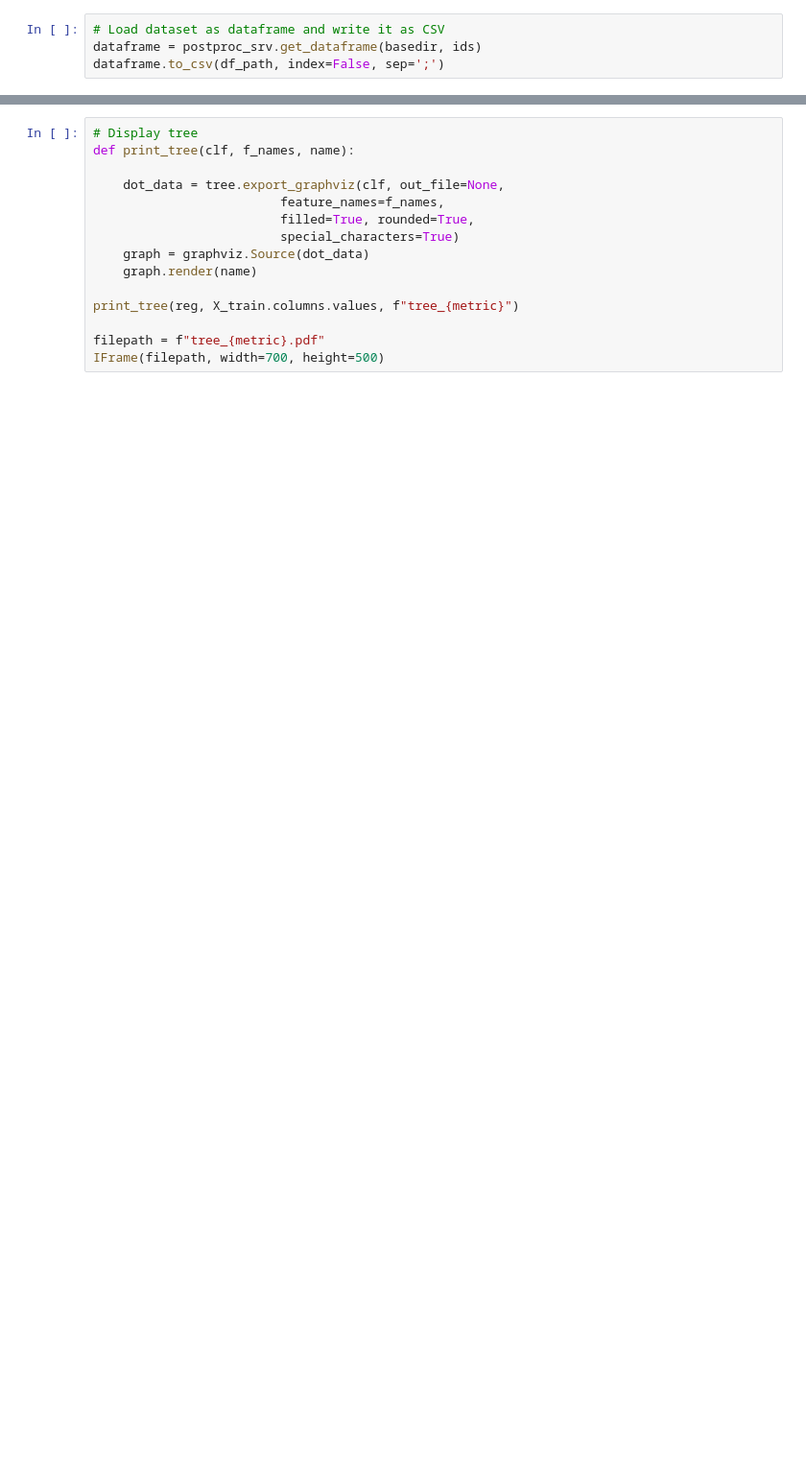
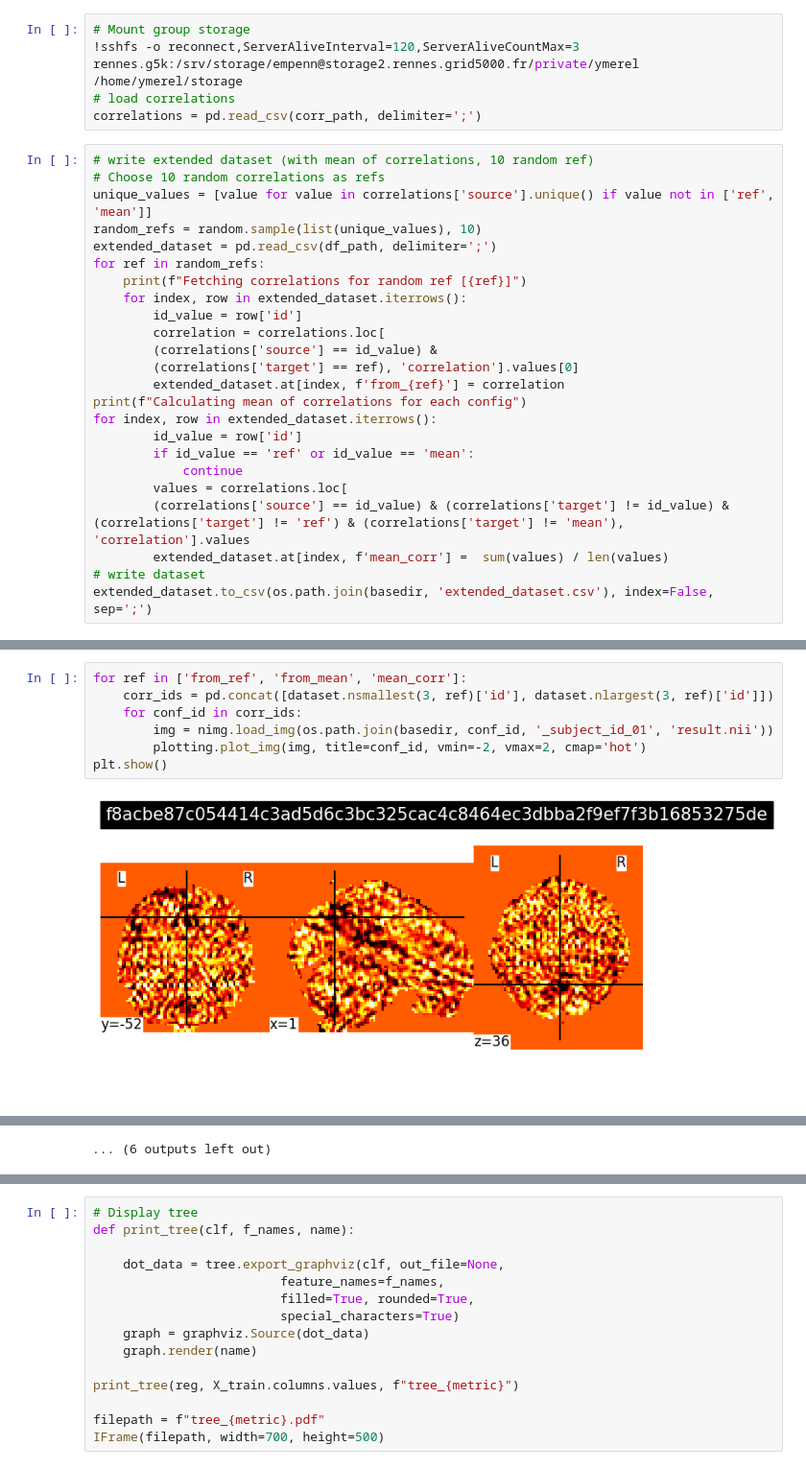
Before and after one commit to Inria-Empenn/fmri_feature_model, a Jupyter notebook: auditory_analysis.ipynb, the cells around one changed output, grey strips where cells are left out. Shown at 96% size. Cells and saved outputs as stored; diff of their text form; blank space fills up the shorter version.

```diff
--- a/auditory_analysis.ipynb
+++ b/auditory_analysis.ipynb
@@ -36,4 +43,29 @@ nib.save(mean_nifti_image, mean_path)
 # %%
-# Load dataset as dataframe and write it as CSV
-dataframe = postproc_srv.get_dataframe(basedir, ids)
-dataframe.to_csv(df_path, index=False, sep=';')
+# Mount group storage
+!sshfs -o reconnect,ServerAliveInterval=120,ServerAliveCountMax=3 rennes.g5k:/srv/storage/empenn@storage2.rennes.grid5000.fr/private/ymerel /home/ymerel/storage
+# load correlations
+correlations = pd.read_csv(corr_path, delimiter=';')
+# %%
+# write extended dataset (with mean of correlations, 10 random ref)
+# Choose 10 random correlations as refs
+unique_values = [value for value in correlations['source'].unique() if value not in ['ref', 'mean']]
+random_refs = random.sample(list(unique_values), 10)
+extended_dataset = pd.read_csv(df_path, delimiter=';')
+for ref in random_refs:
+    print(f"Fetching correlations for random ref [{ref}]")
+    for index, row in extended_dataset.iterrows():
+        id_value = row['id']
+        correlation = correlations.loc[
+        (correlations['source'] == id_value) &
+        (correlations['target'] == ref), 'correlation'].values[0]
+        extended_dataset.at[index, f'from_{ref}'] = correlation
+print(f"Calculating mean of correlations for each config")
+for index, row in extended_dataset.iterrows():
+        id_value = row['id']
+        if id_value == 'ref' or id_value == 'mean':
+            continue
+        values = correlations.loc[
+        (correlations['source'] == id_value) & (correlations['target'] != id_value) & (correlations['target'] != 'ref') & (correlations['target'] != 'mean'), 'correlation'].values
+        extended_dataset.at[index, f'mean_corr'] =  sum(values) / len(values)
+# write dataset
+extended_dataset.to_csv(os.path.join(basedir, 'extended_dataset.csv'), index=False, sep=';')
@@ -57,0 +136,9 @@ plt.show()
+# %%
+for ref in ['from_ref', 'from_mean', 'mean_corr']:
+    corr_ids = pd.concat([dataset.nsmallest(3, ref)['id'], dataset.nlargest(3, ref)['id']])
+    for conf_id in corr_ids:
+        img = nimg.load_img(os.path.join(basedir, conf_id, '_subject_id_01', 'result.nii'))
+        plotting.plot_img(img, title=conf_id, vmin=-2, vmax=2, cmap='hot')
+plt.show()
+# %% [output]
+[figure, added]
@@ -58 +156,2 @@ plt.show()
+... (6 outputs left out)
 # %%
```
Also changed, not shown: parts of 19 cells of this notebook.
